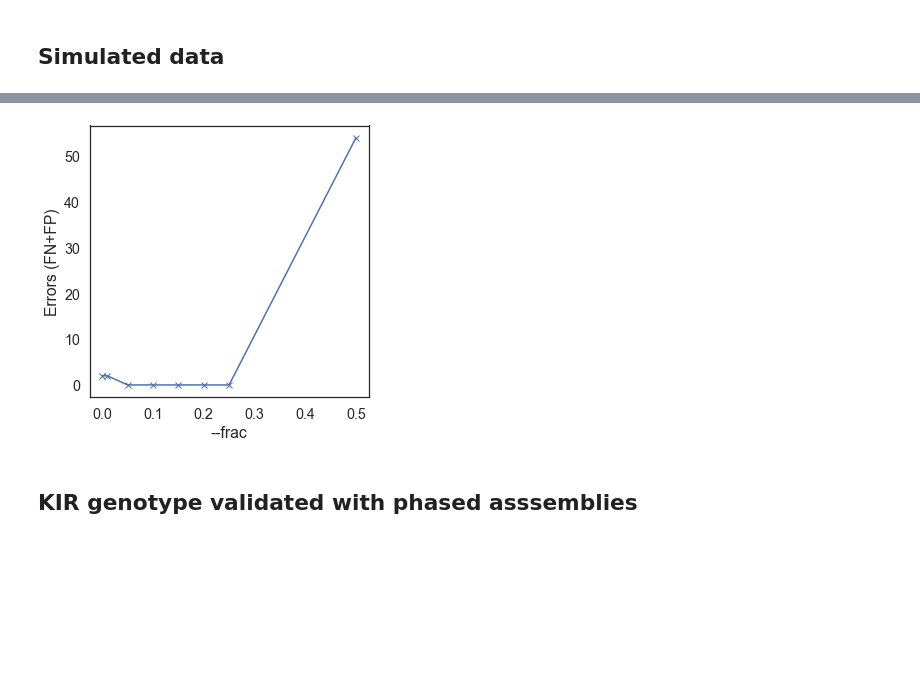
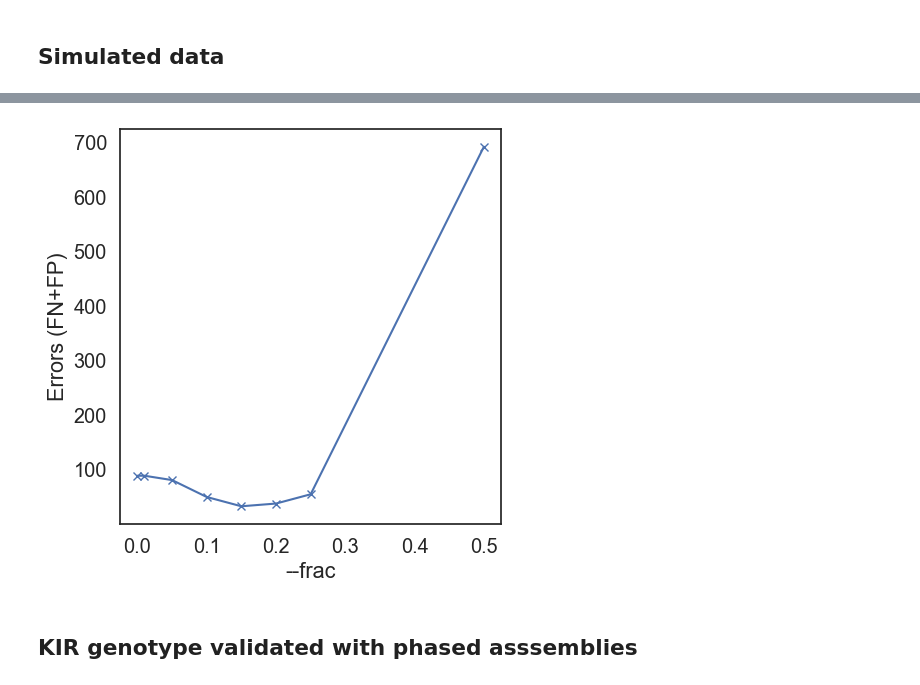
Before and after one commit to mourisl/T1K_manuscript_evaluation, a Jupyter notebook: Fig1/Analysis.ipynb, the cells around one changed output, grey strips where cells are left out. Cells and saved outputs as stored; diff of their text form; code cells hidden in the pictures; blank space fills up the shorter version.

```diff
--- a/Fig1/Analysis.ipynb
+++ b/Fig1/Analysis.ipynb
@@ -19,7 +19,7 @@ from matplotlib.ticker import FuncFormatter
 
 mplDefaultParams = mpl.rcParams
 # %%
-outputFig = True
+outputFig = False
 # %% [markdown]
 ## Simulated data
 # %%
@@ -80,14 +96,16 @@ plt.savefig("KIR_sim.pdf", format="pdf")
 # %%
 # Supplementary figure: varying the threshold
 x = [0, 0.01, 0.05, 0.1, 0.15, 0.2, 0.25, 0.5]
-y = [2, 2,  0, 0, 0, 0, 0, 54]
+y = [89, 89, 81, 50, 33, 38, 55, 692]
 
 fig, ax = plt.subplots(figsize=(5,5))
 ax.plot(x, y, "bx-")
 ax.set(ylabel="Errors (FN+FP)", xlabel="--frac")
-plt.savefig("supp_KIR_sim_vary_frac.png", dpi=300)
+plt.tight_layout()
+if (outputFig):
+    plt.savefig("supp_KIR_sim_vary_frac.png", dpi=300)
 # %% [output]
-[figure, old version]
+[figure, new version]
 # %% [markdown]
 ## KIR genotype validated with phased asssemblies
 # %%
```
Also changed, not shown: parts of 1 cell of this notebook, 4 other files.
